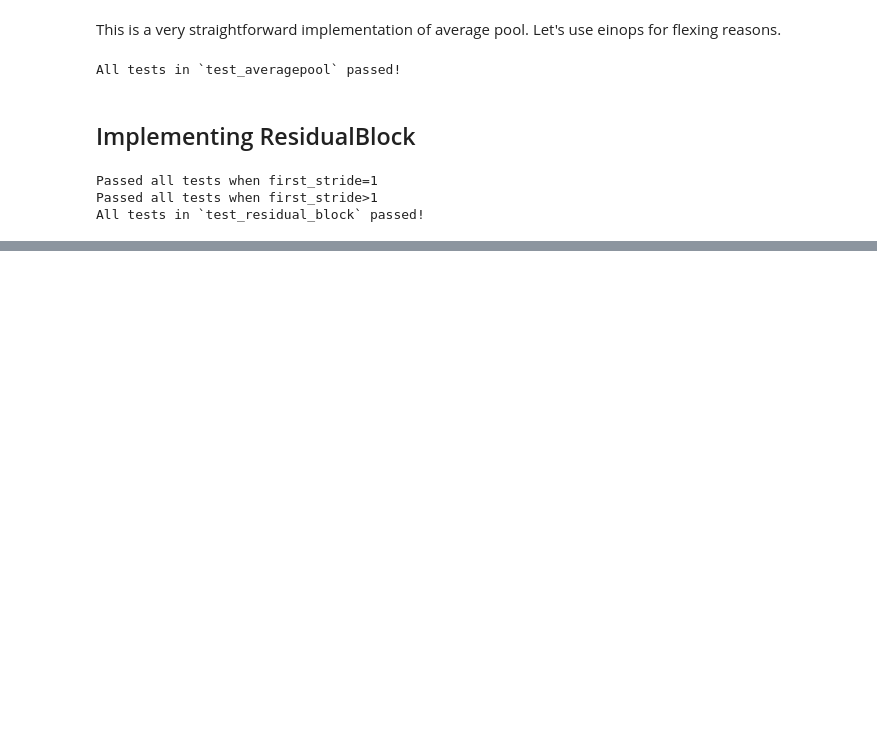
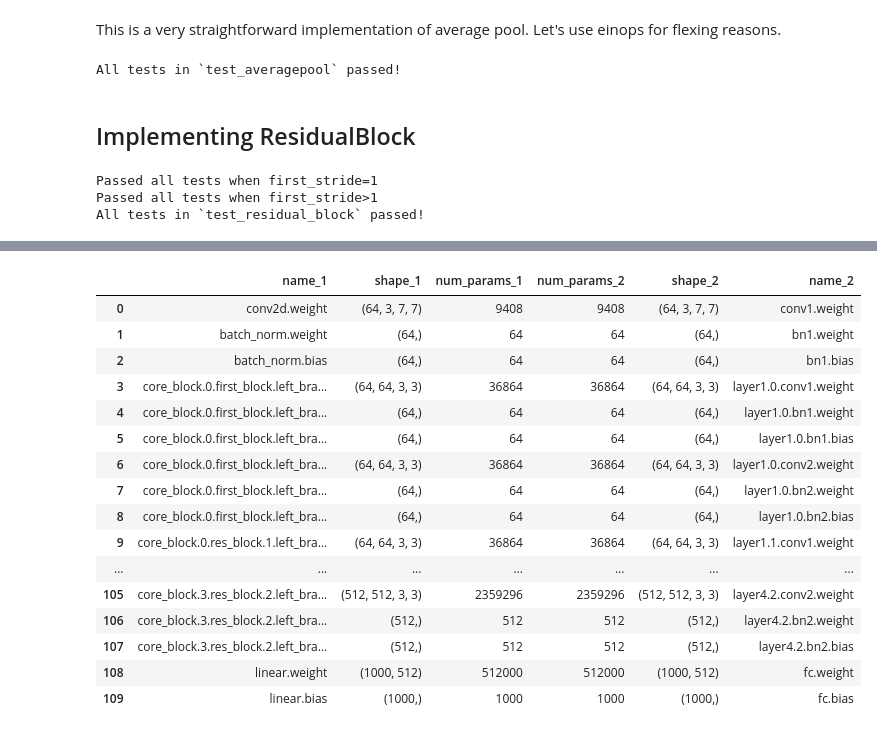
Before and after one commit to youssefokeil/arena-3.0, a Jupyter notebook: prereqs/cnn-resnets/cnns_resnets.ipynb, the cells around one changed output, grey strips where cells are left out. Cells and saved outputs as stored; diff of their text form; code cells hidden in the pictures; blank space fills up the shorter version.

Commit message:
Implemented resnet34

```diff
--- a/prereqs/cnn-resnets/cnns_resnets.ipynb
+++ b/prereqs/cnn-resnets/cnns_resnets.ipynb
@@ -611,0 +666,76 @@ All tests in `test_residual_block` passed!
+# %%
+class ResNet34(nn.Module):
+    def __init__(
+        self,
+        n_blocks_per_group=[3, 4, 6, 3],
+        out_features_per_group=[64, 128, 256, 512],
+        first_strides_per_group=[1, 2, 2, 2],
+        n_classes=1000,
+    ):
+        super().__init__()
+        out_feats0 = 64
+        self.n_blocks_per_group = n_blocks_per_group
+        self.out_features_per_group = out_features_per_group
+        self.first_strides_per_group = first_strides_per_group
+        self.n_classes = n_classes
+
+        self.n_groups = len(self.n_blocks_per_group)
+
+        # initial layers
+        self.conv2d = Conv2d(3, 64, 7, 1, 3) # 3 channels for images
+        self.batch_norm = BatchNorm2d(64)
+        self.relu = ReLU()
+        self.max_pool = nn.MaxPool2d(3,2)
+
+        # list of sequential groups
+        self.groups = []
+
+        self.in_feats = out_feats0
+
+        for group_i in range(self.n_groups): # looping over the n groups
+            self.groups.append(BlockGroup(self.n_blocks_per_group[group_i], self.in_feats, out_features_per_group[group_i], first_strides_per_group[group_i]))
+            # the in features of group_n is the out features of group_n-1
+            self.in_feats = out_features_per_group[group_i]
+
+        self.core_block = nn.Sequential(
+            *self.groups
+        )
+
+        self.avg_pool = AveragePool()
+        self.flatten = Flatten()
+        self.linear = Linear(self.out_features_per_group[-1],self.n_classes)
+
+
+
+
+    def forward(self, x: Tensor) -> Tensor:
+        """
+        x: shape (batch, channels, height, width)
+        Return: shape (batch, n_classes)
+        """
+        x = self.conv2d(x)
+        x = self.batch_norm(x)
+        x = self.relu(x)
+        x = self.max_pool(x)
+        x = self.core_block(x)
+        x = self.avg_pool(x)
+        x = self.flatten(x)
+        x = self.linear(x)
+        return x
+
+
+
+my_resnet = ResNet34()
+
+# (1) Test via helper function `print_param_count`
+target_resnet = models.resnet34()  # without supplying a `weights` argument, we just initialize with random weights
+utils.print_param_count(my_resnet, target_resnet)
+
+# (2) Test via `torchinfo.summary`
+print("My model:", torchinfo.summary(my_resnet, input_size=(1, 3, 64, 64)), sep="\n")
+print(
+    "\nReference model:",
+    torchinfo.summary(target_resnet, input_size=(1, 3, 64, 64), depth=2),
+    sep="\n",
+)
+# %% [output]
@@ -611,0 +745,17 @@ All tests in `test_residual_block` passed!
+|  | name_1 | shape_1 | num_params_1 | num_params_2 | shape_2 | name_2 |
+| 0 | conv2d.weight | (64, 3, 7, 7) | 9408 | 9408 | (64, 3, 7, 7) | conv1.weight |
+| 1 | batch_norm.weight | (64,) | 64 | 64 | (64,) | bn1.weight |
+| 2 | batch_norm.bias | (64,) | 64 | 64 | (64,) | bn1.bias |
+| 3 | core_block.0.first_block.left_bra... | (64, 64, 3, 3) | 36864 | 36864 | (64, 64, 3, 3) | layer1.0.conv1.weight |
+| 4 | core_block.0.first_block.left_bra... | (64,) | 64 | 64 | (64,) | layer1.0.bn1.weight |
+| 5 | core_block.0.first_block.left_bra... | (64,) | 64 | 64 | (64,) | layer1.0.bn1.bias |
+| 6 | core_block.0.first_block.left_bra... | (64, 64, 3, 3) | 36864 | 36864 | (64, 64, 3, 3) | layer1.0.conv2.weight |
+| 7 | core_block.0.first_block.left_bra... | (64,) | 64 | 64 | (64,) | layer1.0.bn2.weight |
+| 8 | core_block.0.first_block.left_bra... | (64,) | 64 | 64 | (64,) | layer1.0.bn2.bias |
+| 9 | core_block.0.res_block.1.left_bra... | (64, 64, 3, 3) | 36864 | 36864 | (64, 64, 3, 3) | layer1.1.conv1.weight |
+| ... | ... | ... | ... | ... | ... | ... |
+| 105 | core_block.3.res_block.2.left_bra... | (512, 512, 3, 3) | 2359296 | 2359296 | (512, 512, 3, 3) | layer4.2.conv2.weight |
+| 106 | core_block.3.res_block.2.left_bra... | (512,) | 512 | 512 | (512,) | layer4.2.bn2.weight |
+| 107 | core_block.3.res_block.2.left_bra... | (512,) | 512 | 512 | (512,) | layer4.2.bn2.bias |
+| 108 | linear.weight | (1000, 512) | 512000 | 512000 | (1000, 512) | fc.weight |
+| 109 | linear.bias | (1000,) | 1000 | 1000 | (1000,) | fc.bias |
```
Also changed, not shown: parts of 9 cells of this notebook.
